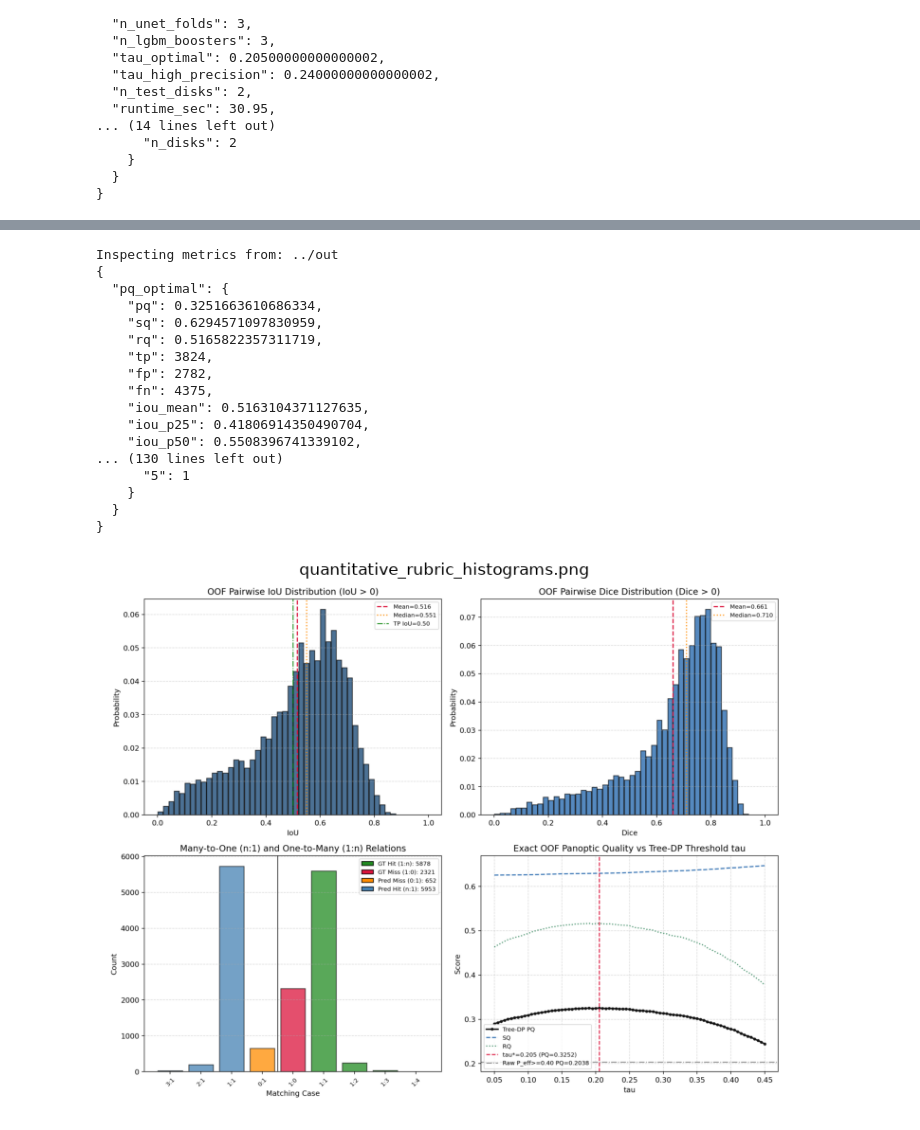
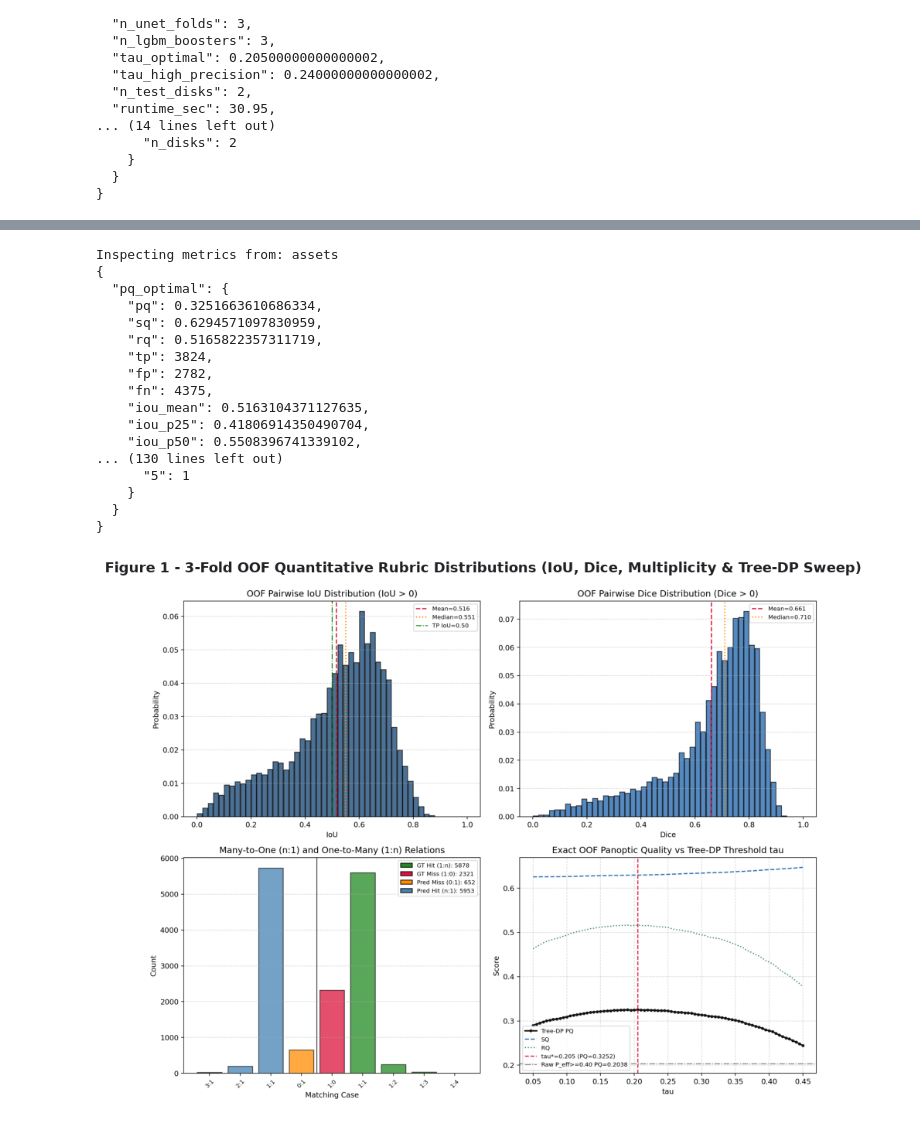
Before and after one commit to RobinaMirbahar/magfilo-panoptic-seg, a Jupyter notebook: pipeline.ipynb, the cells around one changed output, grey strips where cells are left out. Cells and saved outputs as stored; diff of their text form; code cells hidden in the pictures.

Commit message:
Polish README, pin requirements, bundle OOF rubric assets, and upgrade pipeline.ipynb to GDE Material-3 template

```diff
--- a/pipeline.ipynb
+++ b/pipeline.ipynb
@@ -19,6 +67,19 @@ warnings.filterwarnings('ignore', message='.*IProgress not found.*')
 
 import matplotlib.image as mpimg
 import matplotlib.pyplot as plt
+
+# Apply Google Developer Material-3 Light Chart Theme
+plt.rcParams.update({
+    'figure.facecolor': '#FFFFFF',
+    'axes.facecolor': '#F8F9FA',
+    'axes.edgecolor': '#DADCE0',
+    'axes.linewidth': 0.9,
+    'axes.labelcolor': '#202124',
+    'axes.titlesize': 11.5,
+    'axes.titleweight': 'bold',
+    'xtick.color': '#5F6368',
+    'ytick.color': '#5F6368',
+})
 
 REPO_ROOT = Path('.').resolve()
 sys.path.insert(0, str(REPO_ROOT / 'src'))
@@ -99,43 +187,48 @@ print(json.dumps(summary, indent=2))
 # %%
 OUT_DIR = None
-for cand in [REPO_ROOT / 'out', REPO_ROOT.parent / 'out', REPO_ROOT / 'dry_run_out']:
+for cand in [REPO_ROOT / 'assets', REPO_ROOT / 'out', REPO_ROOT.parent / 'out', REPO_ROOT / 'dry_run_out']:
     if (cand / 'run_metrics.json').exists():
         OUT_DIR = cand
         break
+
+plot_titles = {
+    'quantitative_rubric_histograms.png': 'Figure 1 - 3-Fold OOF Quantitative Rubric Distributions (IoU, Dice, Multiplicity & Tree-DP Sweep)',
+    'qualitative_morphology_panels.png': 'Figure 2 - Qualitative GONG H-alpha Validation Disks (Raw Limb, CLV + 3-Head RGB, MAGFiLO GT & Tree-DP)',
+}
 
 if OUT_DIR is not None:
     rel_out = os.path.relpath(OUT_DIR, REPO_ROOT).replace('\\', '/')
     print('Inspecting metrics from:', rel_out)
     with open(OUT_DIR / 'run_metrics.json', 'r', encoding='utf-8') as f:
         metrics = json.load(f)
     print(json.dumps(metrics['oof_metrics'], indent=2))
-    for png_name in ['quantitative_rubric_histograms.png', 'qualitative_morphology_panels.png']:
+    for png_name, plot_title in plot_titles.items():
         p = OUT_DIR / png_name
         if p.exists():
-            fig, ax = plt.subplots(figsize=(10, 6), dpi=100)
+            fig, ax = plt.subplots(figsize=(11, 6.4), dpi=115)
             ax.imshow(mpimg.imread(p))
             ax.axis('off')
-            ax.set_title(png_name)
+            ax.set_title(plot_title, pad=10, color='#202124')
             plt.tight_layout()
             plt.show()
 else:
     print('No full training run_metrics.json found locally; predict-only outputs verified in: dry_run_out')
 # %% [output]
-Inspecting metrics from: ../out
+Inspecting metrics from: assets
 {
   "pq_optimal": {
     "pq": 0.3251663610686334,
     "sq": 0.6294571097830959,
     "rq": 0.5165822357311719,
     "tp": 3824,
     "fp": 2782,
     "fn": 4375,
     "iou_mean": 0.5163104371127635,
     "iou_p25": 0.41806914350490704,
     "iou_p50": 0.5508396741339102,
 ... (130 lines left out)
       "5": 1
     }
   }
 }
-[figure, old version]
+[figure, new version]
```
Also changed, not shown: parts of 7 cells of this notebook, 6 other files.
